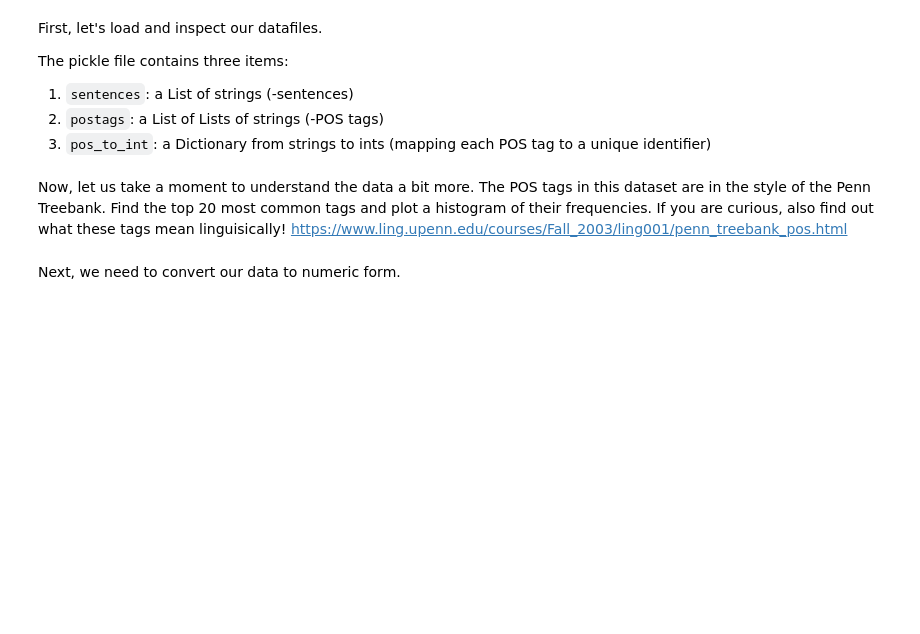
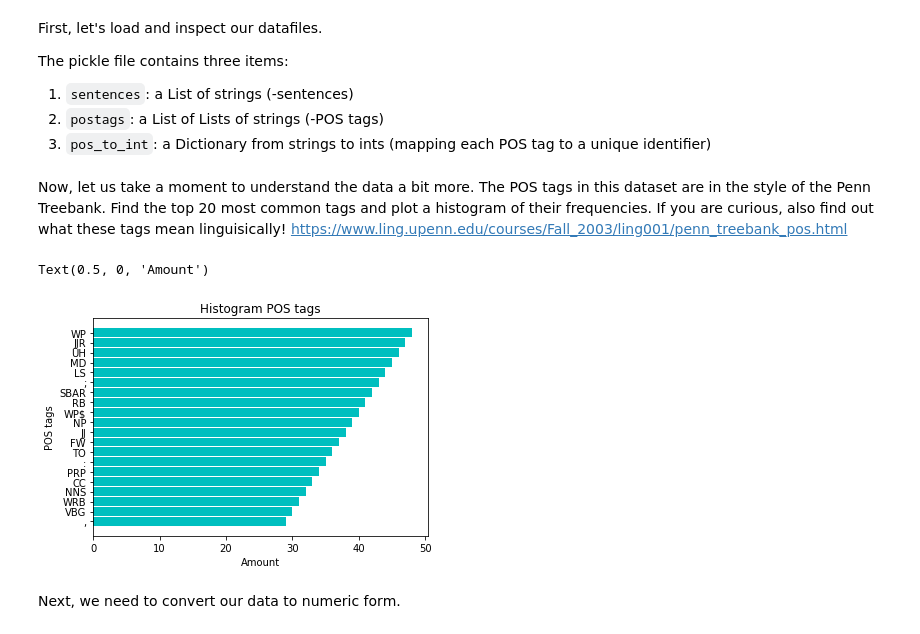
Before and after one commit to AGBarkmeijer/image-recognition-with-deep-networks, a Jupyter notebook: src/POS_RNN.ipynb, the cells around one changed output. Saved outputs shown, nothing was run; the diff lists cells and outputs as text; code cells hidden in the pictures; blank space fills up the shorter version.

```diff
--- a/src/POS_RNN.ipynb
+++ b/src/POS_RNN.ipynb
@@ -219,7 +242,7 @@ The pickle file contains three items:
 2. `pos_to_int`: a Dictionary from strings to ints (mapping each POS tag to a unique identifier)
 # %%
 import pickle
-with open('TRAIN.p', 'rb') as f:
+with open('../data/TRAIN.p', 'rb') as f:
     sentences, postags, pos_to_int = pickle.load(f)
 # %%
 assert all(list(map(lambda s, p: len(s.split()) == len(p), sentences, postags)))
@@ -231,3 +252,25 @@ The POS tags in this dataset are in the style of the Penn Treebank. Find the top
+# %%
+import numpy as np
+from matplotlib import pyplot as plt
+import collections
+
+count_dict = collections.Counter(pos_to_int)
+count_dict = dict(reversed(count_dict.most_common(20)))
+
+y_pos = np.arange(len(count_dict.keys()))
+
+X = list(count_dict.values())
+
+plt.barh(y_pos, X, 0.9, color='c')
+
+plt.yticks(y_pos, count_dict.keys())
+
+plt.title('Histogram POS tags')
+plt.ylabel('POS tags')
+plt.xlabel('Amount')
+# %% [output]
+Text(0.5, 0, 'Amount')
+[figure, added]
 # %% [markdown]
 Next, we need to convert our data to numeric form.
 # %% [markdown]
```
Also changed, not shown: parts of 8 cells of this notebook.
